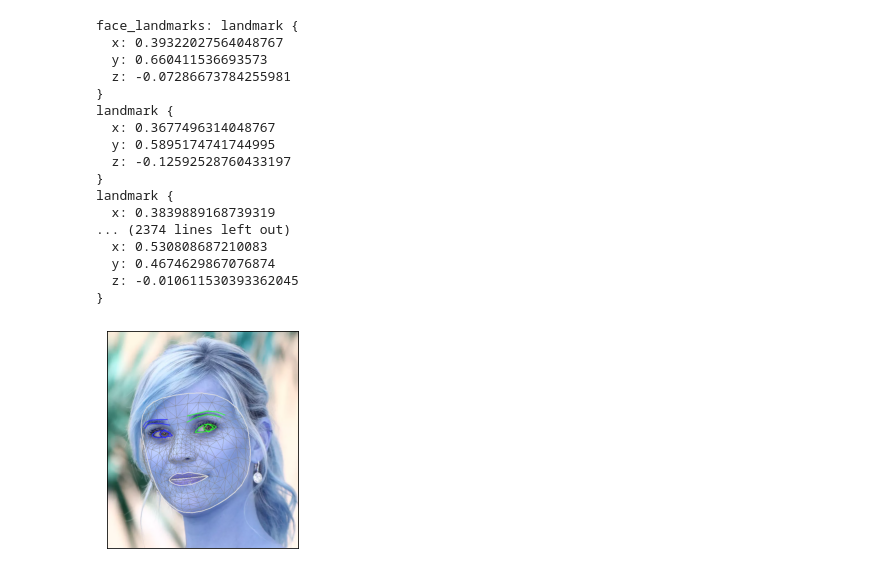
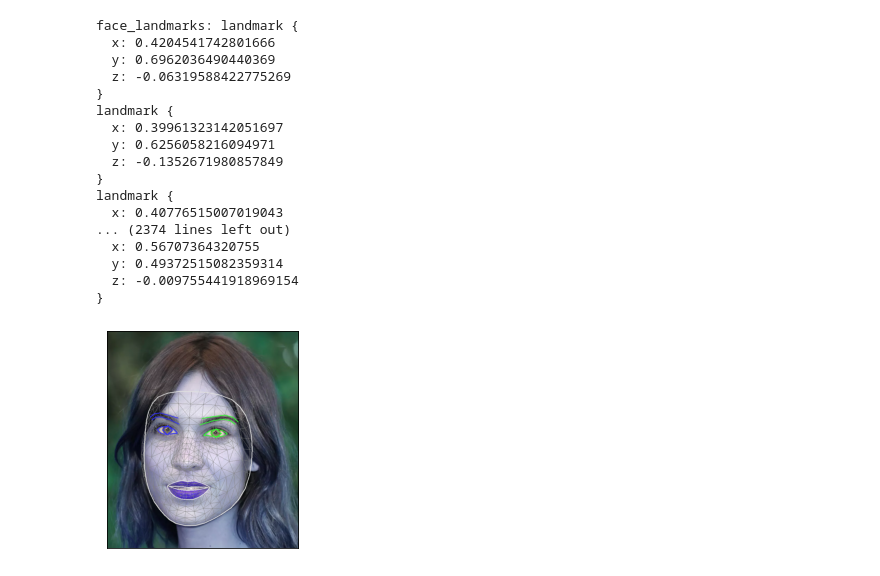
Before and after one commit to mirunacilibia/face-shape-recognition, a Jupyter notebook: FaceShapeRecognition.ipynb, the cells around one changed output. Cells and saved outputs as stored; diff of their text form; code cells hidden in the pictures.

```diff
--- a/FaceShapeRecognition.ipynb
+++ b/FaceShapeRecognition.ipynb
@@ -8,7 +9,7 @@ mp_face_mesh = mp.solutions.face_mesh
 # %%
 
 # For static images:
-IMAGE_FILES = ["images/heart.jpg"]
+IMAGE_FILES = ["images/rectangle.jpg"]
 drawing_spec = mp_drawing.DrawingSpec(thickness=1, circle_radius=1)
 with mp_face_mesh.FaceMesh(
     static_image_mode=True,
@@ -34,44 +35,44 @@ with mp_face_mesh.FaceMesh(
           connection_drawing_spec=mp_drawing_styles
           .get_default_face_mesh_tesselation_style())
       mp_drawing.draw_landmarks(
           image=annotated_image,
           landmark_list=face_landmarks,
           connections=mp_face_mesh.FACEMESH_CONTOURS,
           landmark_drawing_spec=None,
           connection_drawing_spec=mp_drawing_styles
           .get_default_face_mesh_contours_style())
       mp_drawing.draw_landmarks(
           image=annotated_image,
           landmark_list=face_landmarks,
           connections=mp_face_mesh.FACEMESH_IRISES,
           landmark_drawing_spec=None,
           connection_drawing_spec=mp_drawing_styles
           .get_default_face_mesh_iris_connections_style())
     cv2.imwrite("/images/annotated_image" + str(idx) + ".png", annotated_image)
     img = cv2.cvtColor(annotated_image, cv2.COLOR_BGR2GRAY)
     # plt.imshow(img)
     plt.imshow(annotated_image)
     plt.xticks([]), plt.yticks([])  # Hides the graph ticks and x / y axis
     plt.show()
 # %% [output]
 face_landmarks: landmark {
-  x: 0.39322027564048767
-  y: 0.660411536693573
-  z: -0.07286673784255981
+  x: 0.4204541742801666
+  y: 0.6962036490440369
+  z: -0.06319588422775269
 }
 landmark {
-  x: 0.3677496314048767
-  y: 0.5895174741744995
-  z: -0.12592528760433197
+  x: 0.39961323142051697
+  y: 0.6256058216094971
+  z: -0.1352671980857849
 }
 landmark {
-  x: 0.3839889168739319
+  x: 0.40776515007019043
 ... (2374 lines left out)
-  x: 0.530808687210083
-  y: 0.4674629867076874
-  z: -0.010611530393362045
+  x: 0.56707364320755
+  y: 0.49372515082359314
+  z: -0.009755441918969154
 }
-[figure, old version]
+[figure, new version]
 # %%
 # For webcam input:
 # drawing_spec = mp_drawing.DrawingSpec(thickness=1, circle_radius=1)
```
Also changed, not shown: parts of 5 cells of this notebook.
